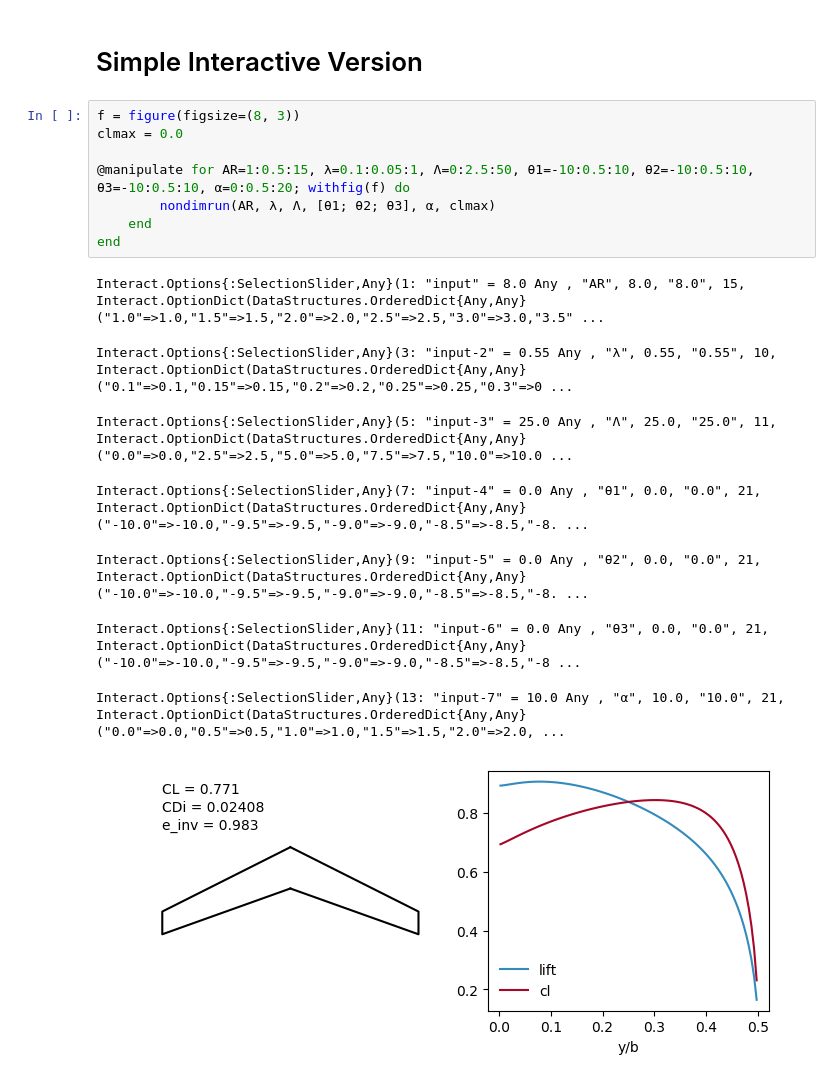
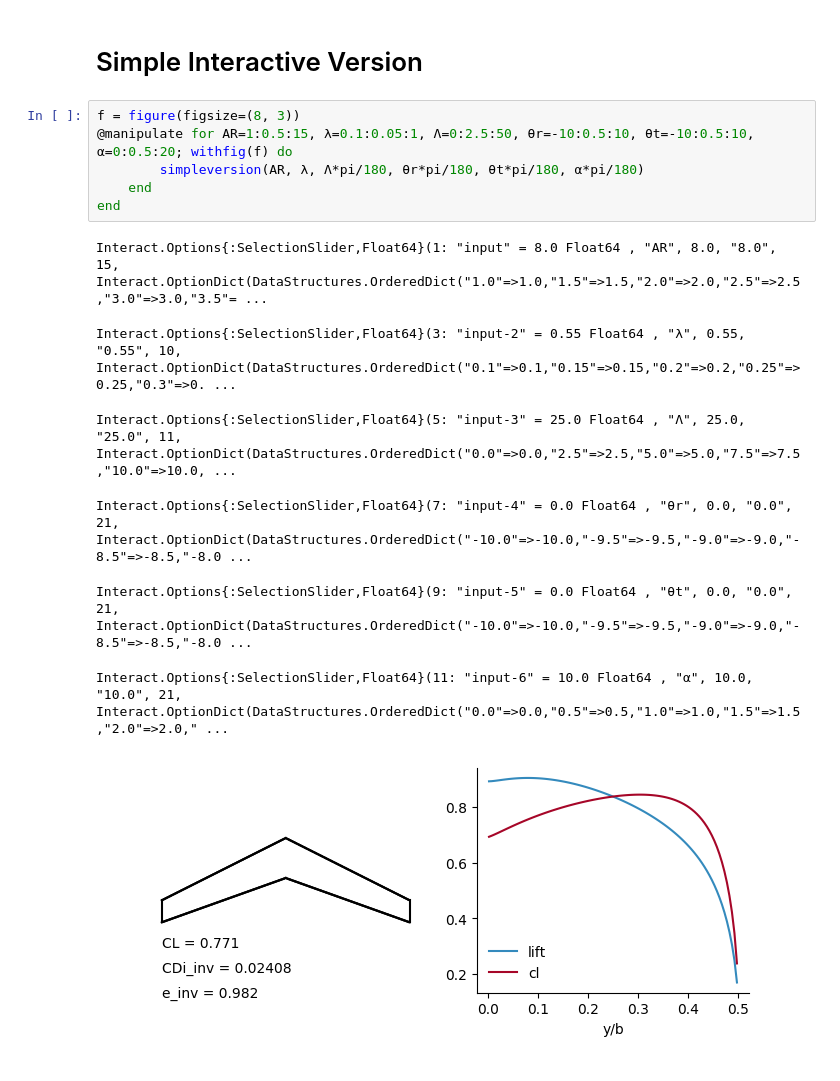
Before and after one commit to byuflowlab/415notebooks, a Jupyter notebook: SimpleWingDesign.ipynb, the cells around one changed output. Drawn from its saved outputs; the diff is of its cells as text.

```diff
--- a/SimpleWingDesign.ipynb
+++ b/SimpleWingDesign.ipynb
@@ -10,18 +7,15 @@ dimrun (generic function with 1 method)
 # Simple Interactive Version
 # %%
 f = figure(figsize=(8, 3))
-clmax = 0.0
-
-@manipulate for AR=1:0.5:15, λ=0.1:0.05:1, Λ=0:2.5:50, θ1=-10:0.5:10, θ2=-10:0.5:10, θ3=-10:0.5:10, α=0:0.5:20; withfig(f) do
-        nondimrun(AR, λ, Λ, [θ1; θ2; θ3], α, clmax)
+@manipulate for AR=1:0.5:15, λ=0.1:0.05:1, Λ=0:2.5:50, θr=-10:0.5:10, θt=-10:0.5:10, α=0:0.5:20; withfig(f) do
+        simpleversion(AR, λ, Λ*pi/180, θr*pi/180, θt*pi/180, α*pi/180)
     end
 end
 # %% [output]
-Interact.Options{:SelectionSlider,Any}(1: "input" = 8.0 Any , "AR", 8.0, "8.0", 15, Interact.OptionDict(DataStructures.OrderedDict{Any,Any}("1.0"=>1.0,"1.5"=>1.5,"2.0"=>2.0,"2.5"=>2.5,"3.0"=>3.0,"3.5" ...
+Interact.Options{:SelectionSlider,Float64}(1: "input" = 8.0 Float64 , "AR", 8.0, "8.0", 15, Interact.OptionDict(DataStructures.OrderedDict("1.0"=>1.0,"1.5"=>1.5,"2.0"=>2.0,"2.5"=>2.5,"3.0"=>3.0,"3.5"= ...
-Interact.Options{:SelectionSlider,Any}(3: "input-2" = 0.55 Any , "λ", 0.55, "0.55", 10, Interact.OptionDict(DataStructures.OrderedDict{Any,Any}("0.1"=>0.1,"0.15"=>0.15,"0.2"=>0.2,"0.25"=>0.25,"0.3"=>0 ...
+Interact.Options{:SelectionSlider,Float64}(3: "input-2" = 0.55 Float64 , "λ", 0.55, "0.55", 10, Interact.OptionDict(DataStructures.OrderedDict("0.1"=>0.1,"0.15"=>0.15,"0.2"=>0.2,"0.25"=>0.25,"0.3"=>0. ...
-Interact.Options{:SelectionSlider,Any}(5: "input-3" = 25.0 Any , "Λ", 25.0, "25.0", 11, Interact.OptionDict(DataStructures.OrderedDict{Any,Any}("0.0"=>0.0,"2.5"=>2.5,"5.0"=>5.0,"7.5"=>7.5,"10.0"=>10.0 ...
+Interact.Options{:SelectionSlider,Float64}(5: "input-3" = 25.0 Float64 , "Λ", 25.0, "25.0", 11, Interact.OptionDict(DataStructures.OrderedDict("0.0"=>0.0,"2.5"=>2.5,"5.0"=>5.0,"7.5"=>7.5,"10.0"=>10.0, ...
-Interact.Options{:SelectionSlider,Any}(7: "input-4" = 0.0 Any , "θ1", 0.0, "0.0", 21, Interact.OptionDict(DataStructures.OrderedDict{Any,Any}("-10.0"=>-10.0,"-9.5"=>-9.5,"-9.0"=>-9.0,"-8.5"=>-8.5,"-8. ...
+Interact.Options{:SelectionSlider,Float64}(7: "input-4" = 0.0 Float64 , "θr", 0.0, "0.0", 21, Interact.OptionDict(DataStructures.OrderedDict("-10.0"=>-10.0,"-9.5"=>-9.5,"-9.0"=>-9.0,"-8.5"=>-8.5,"-8.0 ...
-Interact.Options{:SelectionSlider,Any}(9: "input-5" = 0.0 Any , "θ2", 0.0, "0.0", 21, Interact.OptionDict(DataStructures.OrderedDict{Any,Any}("-10.0"=>-10.0,"-9.5"=>-9.5,"-9.0"=>-9.0,"-8.5"=>-8.5,"-8. ...
+Interact.Options{:SelectionSlider,Float64}(9: "input-5" = 0.0 Float64 , "θt", 0.0, "0.0", 21, Interact.OptionDict(DataStructures.OrderedDict("-10.0"=>-10.0,"-9.5"=>-9.5,"-9.0"=>-9.0,"-8.5"=>-8.5,"-8.0 ...
-Interact.Options{:SelectionSlider,Any}(11: "input-6" = 0.0 Any , "θ3", 0.0, "0.0", 21, Interact.OptionDict(DataStructures.OrderedDict{Any,Any}("-10.0"=>-10.0,"-9.5"=>-9.5,"-9.0"=>-9.0,"-8.5"=>-8.5,"-8 ...
+Interact.Options{:SelectionSlider,Float64}(11: "input-6" = 10.0 Float64 , "α", 10.0, "10.0", 21, Interact.OptionDict(DataStructures.OrderedDict("0.0"=>0.0,"0.5"=>0.5,"1.0"=>1.0,"1.5"=>1.5,"2.0"=>2.0," ...
-Interact.Options{:SelectionSlider,Any}(13: "input-7" = 10.0 Any , "α", 10.0, "10.0", 21, Interact.OptionDict(DataStructures.OrderedDict{Any,Any}("0.0"=>0.0,"0.5"=>0.5,"1.0"=>1.0,"1.5"=>1.5,"2.0"=>2.0, ...
-[figure, old version]
+[figure, new version]
```
Also changed, not shown: parts of 7 cells of this notebook, 11 other files.
